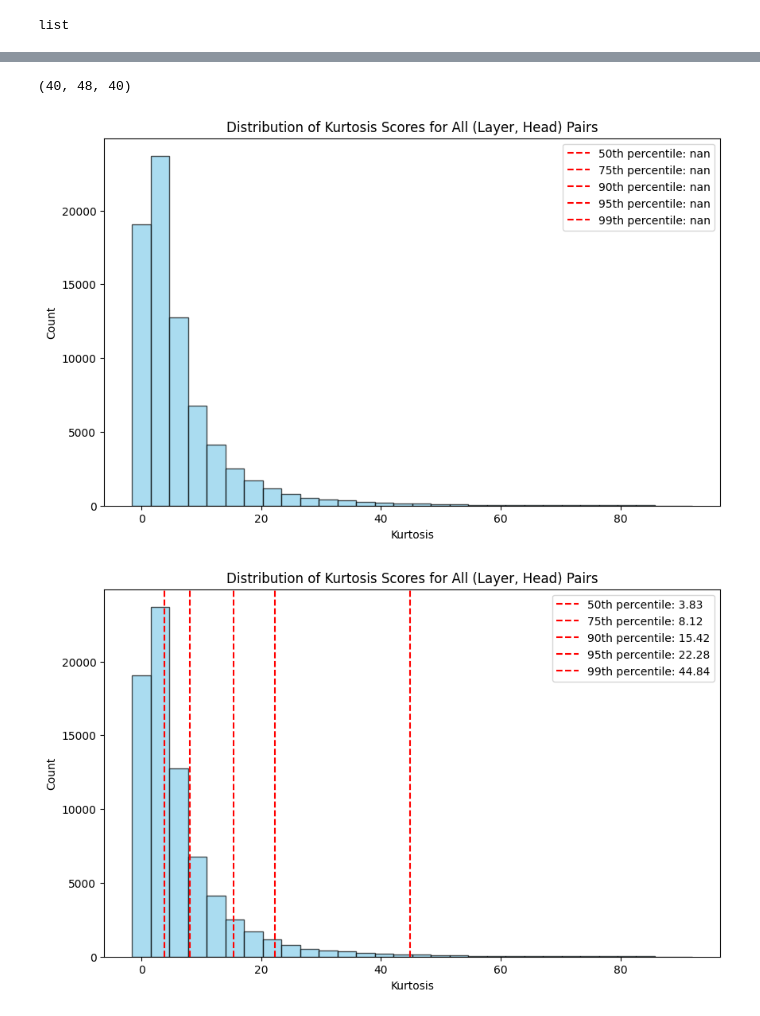
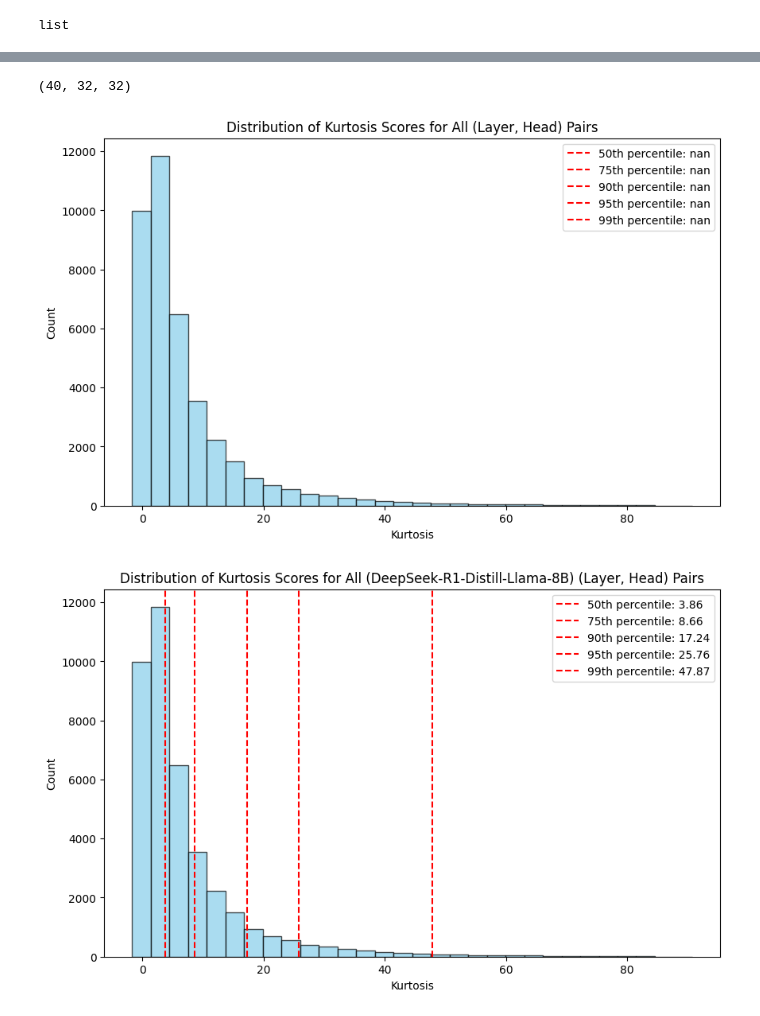
Before and after one commit to Realmbird/cot-counterfactual, a Jupyter notebook: finding-recieverheads-verticalscore-only-works.ipynb, the cells around one changed output, grey strips where cells are left out. Saved outputs shown, nothing was run; the diff lists cells and outputs as text; code cells hidden in the pictures.

Commit message:
Updated kurtosis graph

```diff
--- a/finding-recieverheads-verticalscore-only-works.ipynb
+++ b/finding-recieverheads-verticalscore-only-works.ipynb
@@ -136,8 +136,9 @@ def process_problem_data(base_path):
 
 # Define the base directory for all problems
 # deepseek-r1-distill-qwen-14b
+# deepseek-r1-distill-llama-8b
 
-base_problem_dir = "math-rollouts/deepseek-r1-distill-qwen-14b/temperature_0.6_top_p_0.95/correct_base_solution"
+base_problem_dir = "math-rollouts/deepseek-r1-distill-llama-8b/temperature_0.6_top_p_0.95/correct_base_solution"
 
 # Run the function to get all the data
 
@@ -150,7 +151,7 @@ print(f"Successfully loaded data for {len(correct_all_data)} problems.")
 
 # Define the base directory for all problems
 
-base_problem_dir = "math-rollouts/deepseek-r1-distill-qwen-14b/temperature_0.6_top_p_0.95/incorrect_base_solution"
+base_problem_dir = "math-rollouts/deepseek-r1-distill-llama-8b/temperature_0.6_top_p_0.95/incorrect_base_solution"
 
 # Run the function to get all the data
 
@@ -201,7 +202,7 @@ import os
 import gc
 from tqdm import tqdm
 # %%
-model_name = "deepseek-ai/DeepSeek-R1-Distill-Qwen-14B" # Or any other suitable model
+model_name = "deepseek-ai/DeepSeek-R1-Distill-Llama-8B" # Or any other suitable model
 
 mname = model_name
 
@@ -867,7 +869,7 @@ layer_head_kurtosis = get_kurt_matrix(results['all_problem_vert_scores'])
 # %%
 layer_head_kurtosis.shape
 # %% [output]
-(40, 48, 40)
+(40, 32, 32)
 # %%
 mean_kurtosis = np.nanmean(layer_head_kurtosis, axis=0)  # shape (32, 32)
 # %%
@@ -904,4 +906,4 @@ for p in [50, 75, 90, 95, 99]:
 plt.legend()
 plt.show()
 # %% [output]
-[figure, old version]
+[figure, new version]
@@ -908,20 +912,20 @@ plt.show()
 # %%
 flat_kurtosis = layer_head_kurtosis.flatten()
 flat_kurtosis = flat_kurtosis[~np.isnan(flat_kurtosis)]  # Remove NaN values
 
 plt.figure(figsize=(10,6))
 plt.hist(flat_kurtosis, bins=30, color='skyblue', edgecolor='black', alpha=0.7)
-plt.title('Distribution of Kurtosis Scores for All (Layer, Head) Pairs')
+plt.title('Distribution of Kurtosis Scores for All (DeepSeek-R1-Distill-Llama-8B) (Layer, Head) Pairs')
 plt.xlabel('Kurtosis')
 plt.ylabel('Count')
 # Plot percentiles
 for p in [50, 75, 90, 95, 99]:
     perc = np.percentile(flat_kurtosis, p)
     plt.axvline(perc, color='red', linestyle='--', label=f'{p}th percentile: {perc:.2f}')
 plt.legend()
 plt.show()
 # %% [output]
-[figure, old version]
+[figure, new version]
 # %%
 mean_kurtosis = np.nanmean(layer_head_kurtosis, axis=0)  # shape (32, 32)
 mean_kurtosis[0, :] = np.nan  # Mask out layer 0
```
Also changed, not shown: parts of 8 cells of this notebook.
